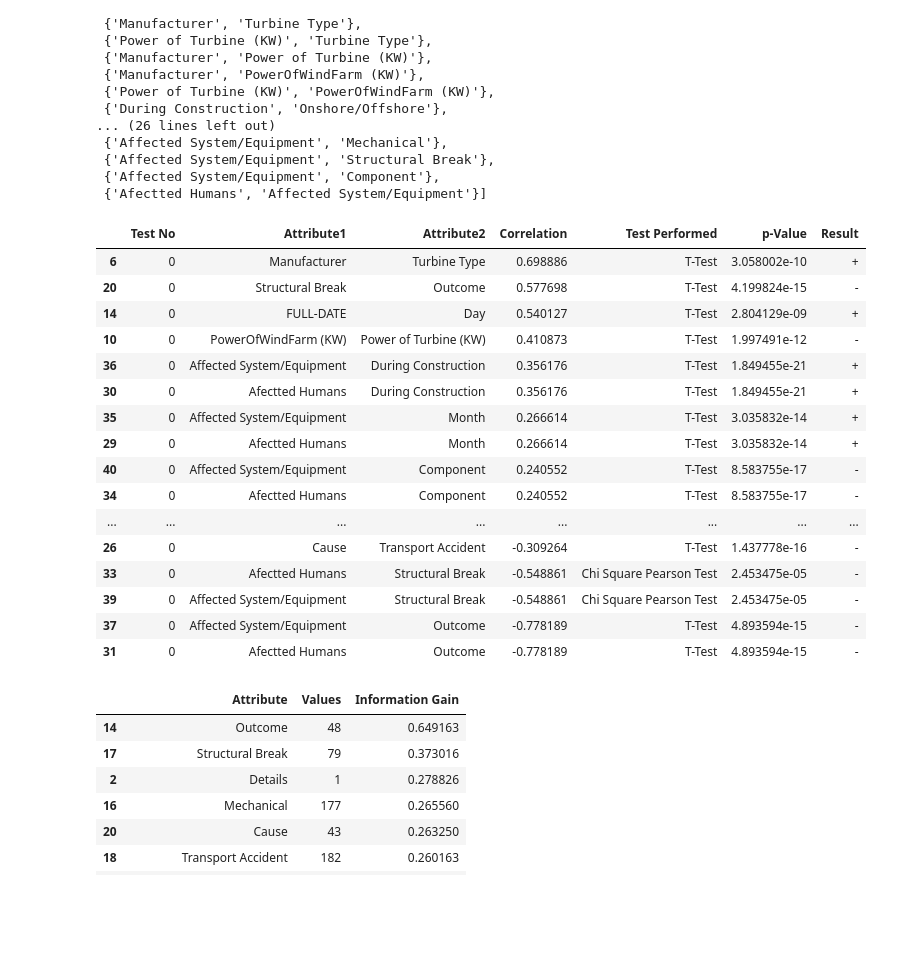
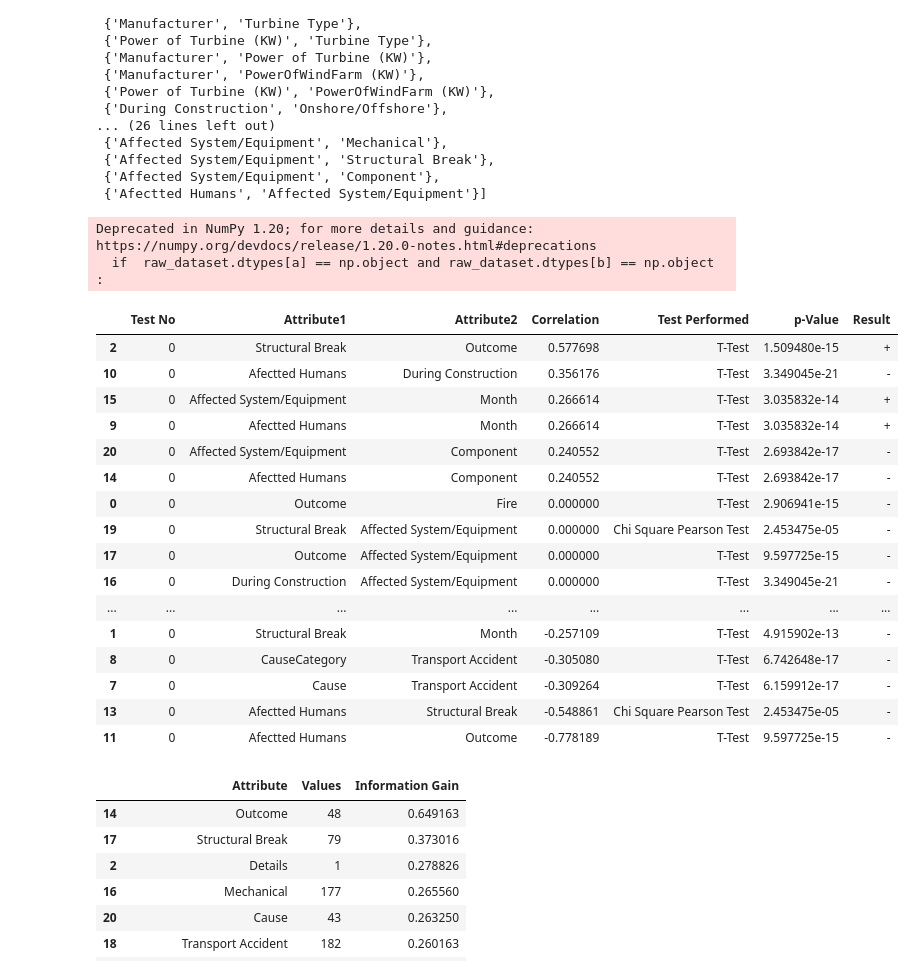
Before and after one commit to PabloJimenez98/TFG, a Jupyter notebook: Wind TurbineAccidents.ipynb, the cells around one changed output. Saved outputs shown, nothing was run; the diff lists cells and outputs as text; code cells hidden in the pictures; blank space fills up the shorter version.

```diff
--- a/Wind TurbineAccidents.ipynb
+++ b/Wind TurbineAccidents.ipynb
@@ -129,14 +138,15 @@ c
  {'Affected System/Equipment', 'Component'},
  {'Afectted Humans', 'Affected System/Equipment'}]
 # %%
+#Statistical Test
 StatisticalTest = pd.DataFrame(columns=['Test No', 'Attribute1','Attribute2', 'Correlation', 'Test Performed' ,'p-Value', 'Result'])
 
 for x in c :
     #print(x.pop() + "  " + x.pop())
     a = x.pop()
     b =x.pop()
-    #if  raw_dataset.dtypes[a] == np.object and raw_dataset.dtypes[b] == np.object :
-
+    if  raw_dataset.dtypes[a] == np.object and raw_dataset.dtypes[b] == np.object :
+        dfDropNa = df.dropna()
         #res = stats.fisher_exact(pd.crosstab(df[a], df[b], margins = False))
         #res = stats.fisher_exact(df[[a, b]])
         #if res[1] < 0.05 :
@@ -145,53 +155,55 @@ for x in c :
         #    ok = "+"
         #StatisticalTest.loc[len(StatisticalTest)] = [c.index(x) , a , b , cr_mtx[a][b], "Fisher’s Test" , res[1], ok]
 
-    if raw_dataset.dtypes[a] == np.float64 and raw_dataset.dtypes[b] == np.float64 :
+    elif raw_dataset.dtypes[a] == np.float64 and raw_dataset.dtypes[b] == np.float64 :
 
         dfDropNa = df.dropna()
 
         res = stats.chi2_contingency(pd.crosstab(dfDropNa[a], dfDropNa[b], margins = False))
         if res[1] < 0.05 :
             ok = "-"
         else :
             ok = "+"
         StatisticalTest.loc[len(StatisticalTest)] = [c.index(x) , a , b , cr_mtx[a][b], "Chi Square Pearson Test" , res[1], ok]
 
     else :
         dfDropNa = df.dropna()
 
         res = stats.shapiro(dfDropNa[[a, b]])
         if res[1] < 0.05 :
             res1 = stats.ttest_ind(dfDropNa[a], dfDropNa[b])
             if res1[1] < 0.05 :
                     ok = "-"
             else :
                 ok = "+"
             StatisticalTest.loc[len(StatisticalTest)] = [c.index(x) , a , b , cr_mtx[a][b], "T-Test" , res[1], ok]
         else :
             res1 = stats.kruskal(dfDropNa[a], dfDropNa[b])
             if res1[1] < 0.05 :
                     ok = "-"
             else :
                 ok = "+"
             StatisticalTest.loc[len(StatisticalTest)] = [c.index(x) , a , b , cr_mtx[a][b], "Kruskal-Wallis Test" , res[1], ok]
 
 StatisticalTest.sort_values('Correlation',ascending=[False] )
 # %% [output]
+Deprecated in NumPy 1.20; for more details and guidance: https://numpy.org/devdocs/release/1.20.0-notes.html#deprecations
+  if  raw_dataset.dtypes[a] == np.object and raw_dataset.dtypes[b] == np.object :
 |  | Test No | Attribute1 | Attribute2 | Correlation | Test Performed | p-Value | Result |
-| 6 | 0 | Manufacturer | Turbine Type | 0.698886 | T-Test | 3.058002e-10 | + |
-| 20 | 0 | Structural Break | Outcome | 0.577698 | T-Test | 4.199824e-15 | - |
-| 14 | 0 | FULL-DATE | Day | 0.540127 | T-Test | 2.804129e-09 | + |
-| 10 | 0 | PowerOfWindFarm (KW) | Power of Turbine (KW) | 0.410873 | T-Test | 1.997491e-12 | - |
-| 36 | 0 | Affected System/Equipment | During Construction | 0.356176 | T-Test | 1.849455e-21 | + |
-| 30 | 0 | Afectted Humans | During Construction | 0.356176 | T-Test | 1.849455e-21 | + |
-| 35 | 0 | Affected System/Equipment | Month | 0.266614 | T-Test | 3.035832e-14 | + |
-| 29 | 0 | Afectted Humans | Month | 0.266614 | T-Test | 3.035832e-14 | + |
-| 40 | 0 | Affected System/Equipment | Component | 0.240552 | T-Test | 8.583755e-17 | - |
-| 34 | 0 | Afectted Humans | Component | 0.240552 | T-Test | 8.583755e-17 | - |
+| 2 | 0 | Structural Break | Outcome | 0.577698 | T-Test | 1.509480e-15 | + |
+| 10 | 0 | Afectted Humans | During Construction | 0.356176 | T-Test | 3.349045e-21 | - |
+| 15 | 0 | Affected System/Equipment | Month | 0.266614 | T-Test | 3.035832e-14 | + |
+| 9 | 0 | Afectted Humans | Month | 0.266614 | T-Test | 3.035832e-14 | + |
+| 20 | 0 | Affected System/Equipment | Component | 0.240552 | T-Test | 2.693842e-17 | - |
+| 14 | 0 | Afectted Humans | Component | 0.240552 | T-Test | 2.693842e-17 | - |
+| 0 | 0 | Outcome | Fire | 0.000000 | T-Test | 2.906941e-15 | - |
+| 19 | 0 | Structural Break | Affected System/Equipment | 0.000000 | Chi Square Pearson Test | 2.453475e-05 | - |
+| 17 | 0 | Outcome | Affected System/Equipment | 0.000000 | T-Test | 9.597725e-15 | - |
+| 16 | 0 | During Construction | Affected System/Equipment | 0.000000 | T-Test | 3.349045e-21 | - |
 | ... | ... | ... | ... | ... | ... | ... | ... |
-| 26 | 0 | Cause | Transport Accident | -0.309264 | T-Test | 1.437778e-16 | - |
-| 33 | 0 | Afectted Humans | Structural Break | -0.548861 | Chi Square Pearson Test | 2.453475e-05 | - |
-| 39 | 0 | Affected System/Equipment | Structural Break | -0.548861 | Chi Square Pearson Test | 2.453475e-05 | - |
-| 37 | 0 | Affected System/Equipment | Outcome | -0.778189 | T-Test | 4.893594e-15 | - |
-| 31 | 0 | Afectted Humans | Outcome | -0.778189 | T-Test | 4.893594e-15 | - |
+| 1 | 0 | Structural Break | Month | -0.257109 | T-Test | 4.915902e-13 | - |
+| 8 | 0 | CauseCategory | Transport Accident | -0.305080 | T-Test | 6.742648e-17 | - |
+| 7 | 0 | Cause | Transport Accident | -0.309264 | T-Test | 6.159912e-17 | - |
+| 13 | 0 | Afectted Humans | Structural Break | -0.548861 | Chi Square Pearson Test | 2.453475e-05 | - |
+| 11 | 0 | Afectted Humans | Outcome | -0.778189 | T-Test | 9.597725e-15 | - |
 # %%
```
Also changed, not shown: parts of 13 cells of this notebook.
